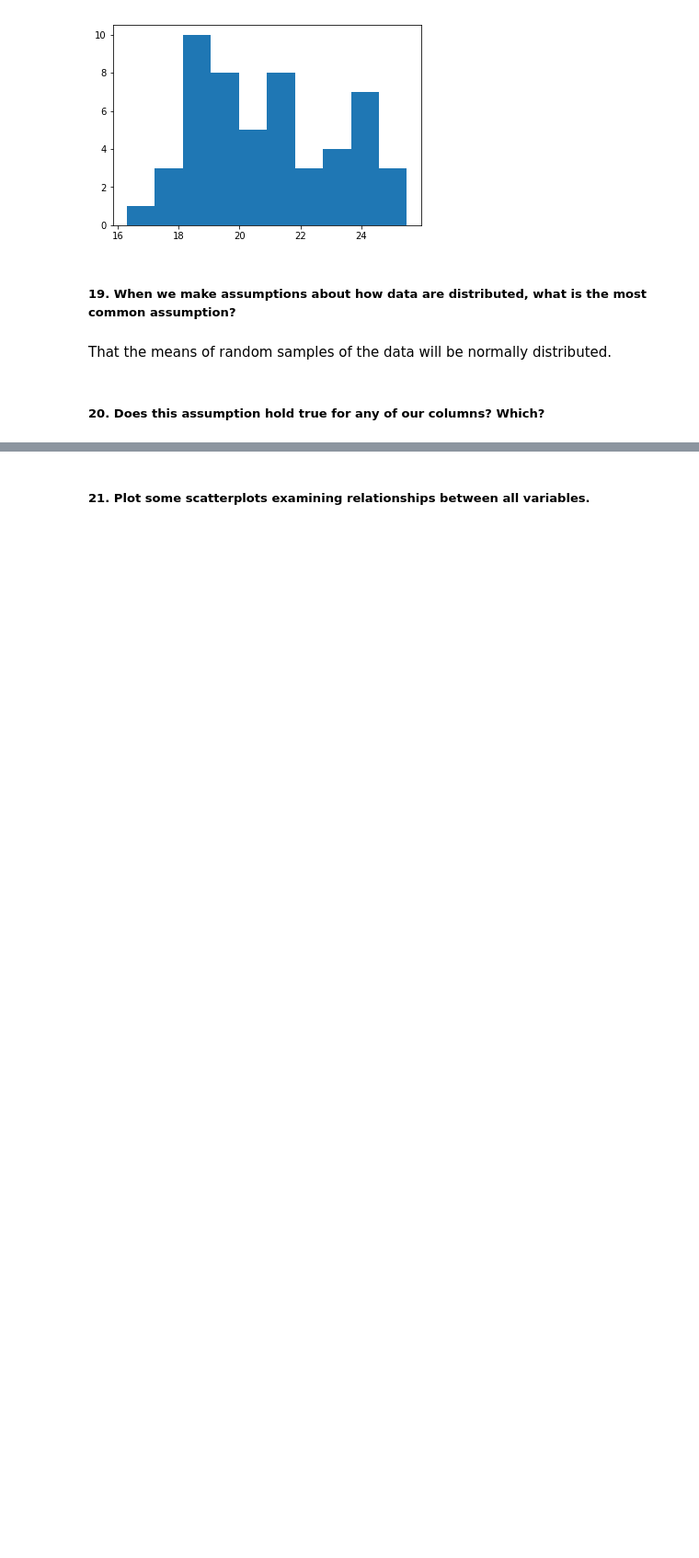
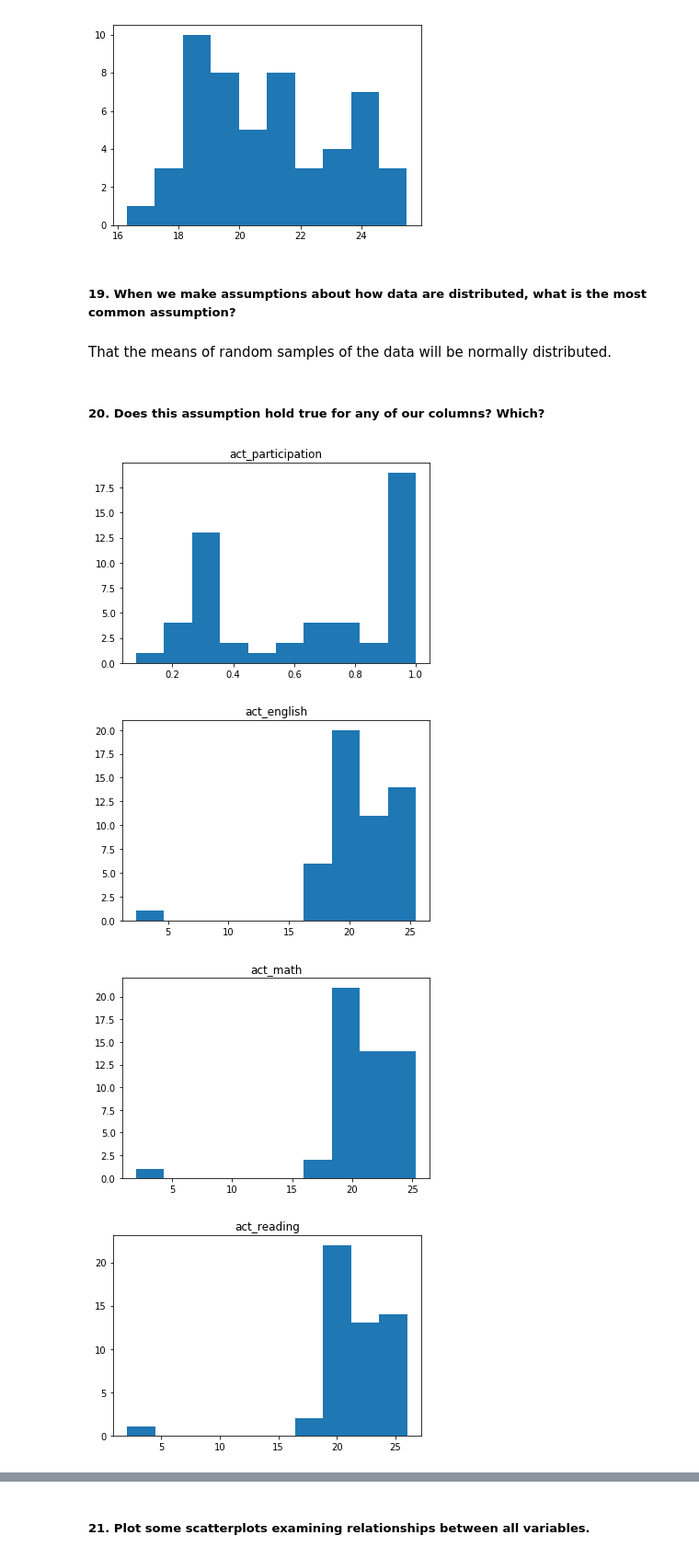
Before and after one commit to rajangdavis/Standardized-Testing-Participation-Exploration, a Jupyter notebook: rajan_davis_la/code/starter-code.ipynb, the cells around one changed output, grey strips where cells are left out. Shown at 92% size. Saved outputs shown, nothing was run; the diff lists cells and outputs as text; code cells hidden in the pictures; blank space fills up the shorter version.

```diff
--- a/rajan_davis_la/code/starter-code.ipynb
+++ b/rajan_davis_la/code/starter-code.ipynb
@@ -134,19 +138,19 @@ act_composite_dict = map_to_column(act_data,"Composite")
 # %% [markdown]
 ##### 8. Create one dictionary where each key is the column name, and each value is an iterable (a list or a Pandas Series) of all the values in that column.
 # %%
-sat_header_state_list = {}
+sat_header_state_dict = {}
 for column_header in ['Evidence-Based Reading and Writing','Math','Total']:
-    temp_dict = {}
-    for idx, val in enumerate(sat_data[column_header]):
-        temp_dict[sat_data["State"][idx]] = val
-    sat_header_state_list[column_header] = temp_dict
+    temp_list = []
+    for val in sat_data[column_header]:
+        temp_list.append(val)
+    sat_header_state_dict[column_header] = temp_list
 # %%
-act_header_state_list = {}
+act_header_state_dict = {}
 for column_header in ["English","Math","Reading","Science","Composite"]:
-    temp_dict = {}
-    for idx, val in enumerate(act_data[column_header]):
-        temp_dict[act_data["State"][idx]] = val
-    act_header_state_list[column_header] = temp_dict
+    temp_list = []
+    for val in act_data[column_header]:
+        temp_list.append(val)
+    act_header_state_dict[column_header] = temp_list
 # %% [markdown]
 ##### 9. Merge the dataframes on the state column.
 # %%
@@ -283,10 +282,13 @@ sd = [value for key,value in merged_data_std_dev_by_column.items()]
 # %% [markdown]
 ##### 13. Turn the list `sd` into a new observation in your dataset.
 # %%
+merged_test_data_copy = merged_test_data.copy()
+
 # only modify once
 if len(sd) == 10:
     sd = [""] + sd
 
+
 merged_test_data.loc['std'] = sd
 # %% [markdown]
 ##### 14. Sort the dataframe by the values in a numeric column (e.g. observations descending by SAT participation rate)
@@ -345,3 +346,15 @@ plt.hist(act_data['English']);
 That the means of random samples of the data will be normally distributed.
 # %% [markdown]
 ##### 20. Does this assumption hold true for any of our columns? Which?
+# %%
+for idx,column in enumerate(merged_test_data_copy.columns):
+    if idx > 0:
+        plt.title(column)
+        plt.hist(merged_test_data[column])
+        if len(merged_test_data.columns) - 1 != idx:
+            plt.figure()
+# %% [output]
+[figure, added]
+[figure, added]
+[figure, added]
+[figure, added]
```
Also changed, not shown: parts of 6 cells of this notebook.
